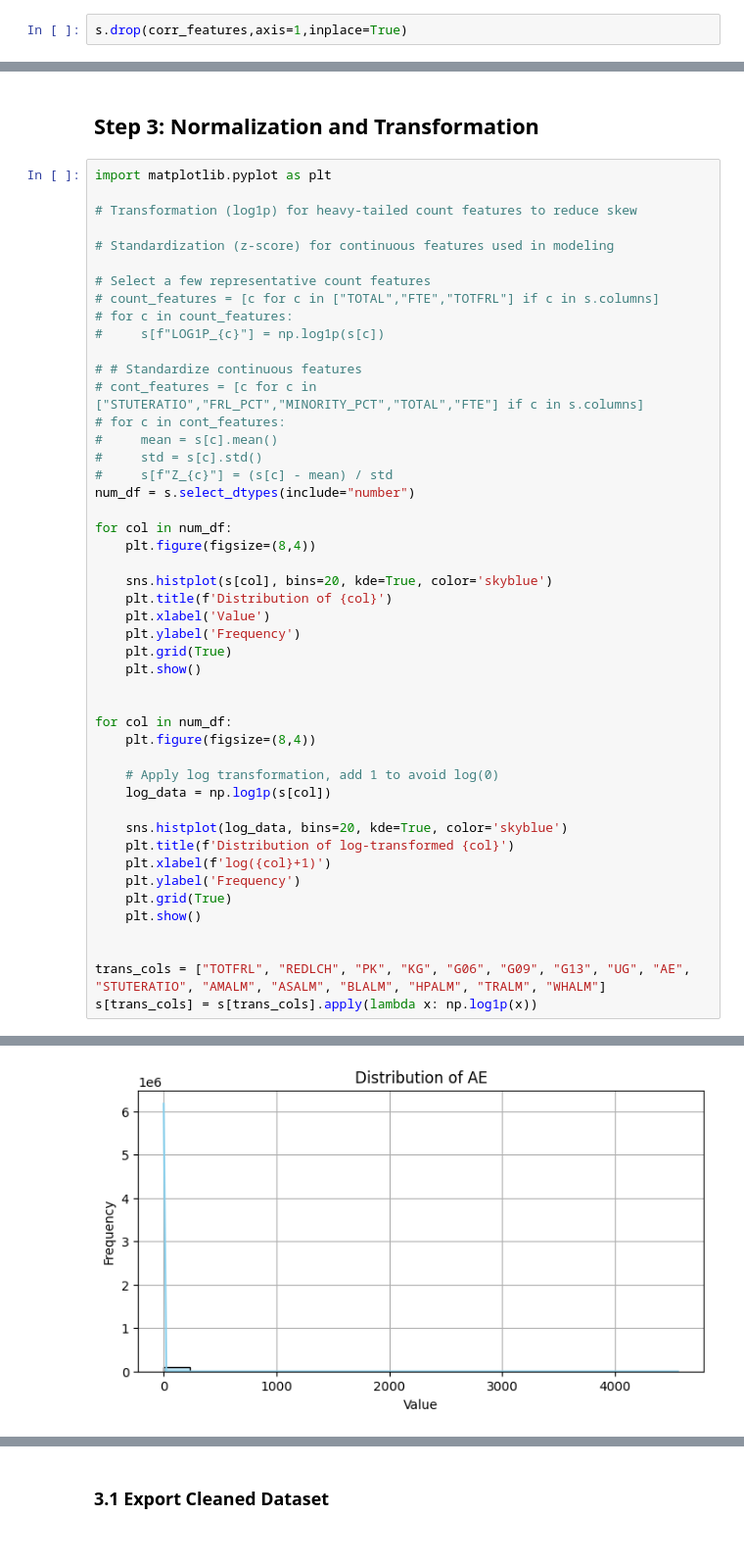
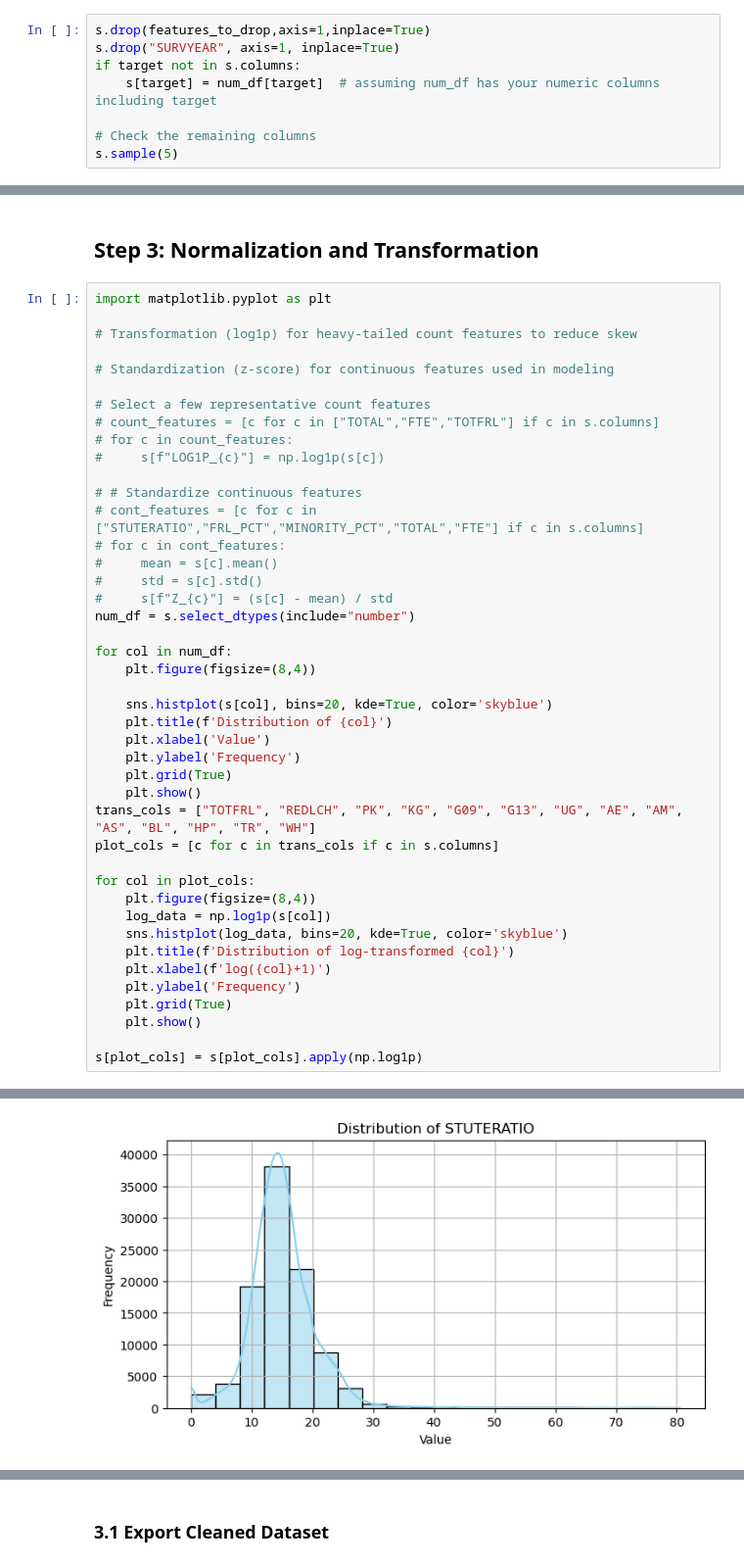
Before and after one commit to monteleecode/data-analytics, a Jupyter notebook: Project1-codebase-v2.ipynb, the cells around one changed output, grey strips where cells are left out. Shown at 98% size. Drawn from its saved outputs; the diff is of its cells as text.

Commit message:
exclude 'STUTERATIO' from transformation and refilter the correlation analysis with the columns to keep

```diff
--- a/Project1-codebase-v2.ipynb
+++ b/Project1-codebase-v2.ipynb
@@ -760,2 +825,8 @@ Dropping: ['AM', 'ASALF', 'LATCOD', 'NCESSCH', 'G11', 'HP', 'TOTMENROL', 'LONCOD
 # %%
-s.drop(corr_features,axis=1,inplace=True)
+s.drop(features_to_drop,axis=1,inplace=True)
+s.drop("SURVYEAR", axis=1, inplace=True)
+if target not in s.columns:
+    s[target] = num_df[target]  # assuming num_df has your numeric columns including target
+
+# Check the remaining columns
+s.sample(5)
@@ -806,14 +885,12 @@ for col in num_df:
     plt.ylabel('Frequency')
     plt.grid(True)
     plt.show()
+trans_cols = ["TOTFRL", "REDLCH", "PK", "KG", "G09", "G13", "UG", "AE", "AM", "AS", "BL", "HP", "TR", "WH"]
+plot_cols = [c for c in trans_cols if c in s.columns]
 
-
-for col in num_df:
+for col in plot_cols:
     plt.figure(figsize=(8,4))
-
-    # Apply log transformation, add 1 to avoid log(0)
     log_data = np.log1p(s[col])
-
     sns.histplot(log_data, bins=20, kde=True, color='skyblue')
     plt.title(f'Distribution of log-transformed {col}')
     plt.xlabel(f'log({col}+1)')
@@ -821,7 +898,5 @@ for col in num_df:
     plt.grid(True)
     plt.show()
 
-
-trans_cols = ["TOTFRL", "REDLCH", "PK", "KG", "G06", "G09", "G13", "UG", "AE", "STUTERATIO", "AMALM", "ASALM", "BLALM", "HPALM", "TRALM", "WHALM"]
-s[trans_cols] = s[trans_cols].apply(lambda x: np.log1p(x))
+s[plot_cols] = s[plot_cols].apply(np.log1p)
 # %% [output]
@@ -839 +914 @@ s[trans_cols] = s[trans_cols].apply(lambda x: np.log1p(x))
-[figure, old version]
+[figure, new version]
```
Also changed, not shown: parts of 14 cells of this notebook, 2 other files.
